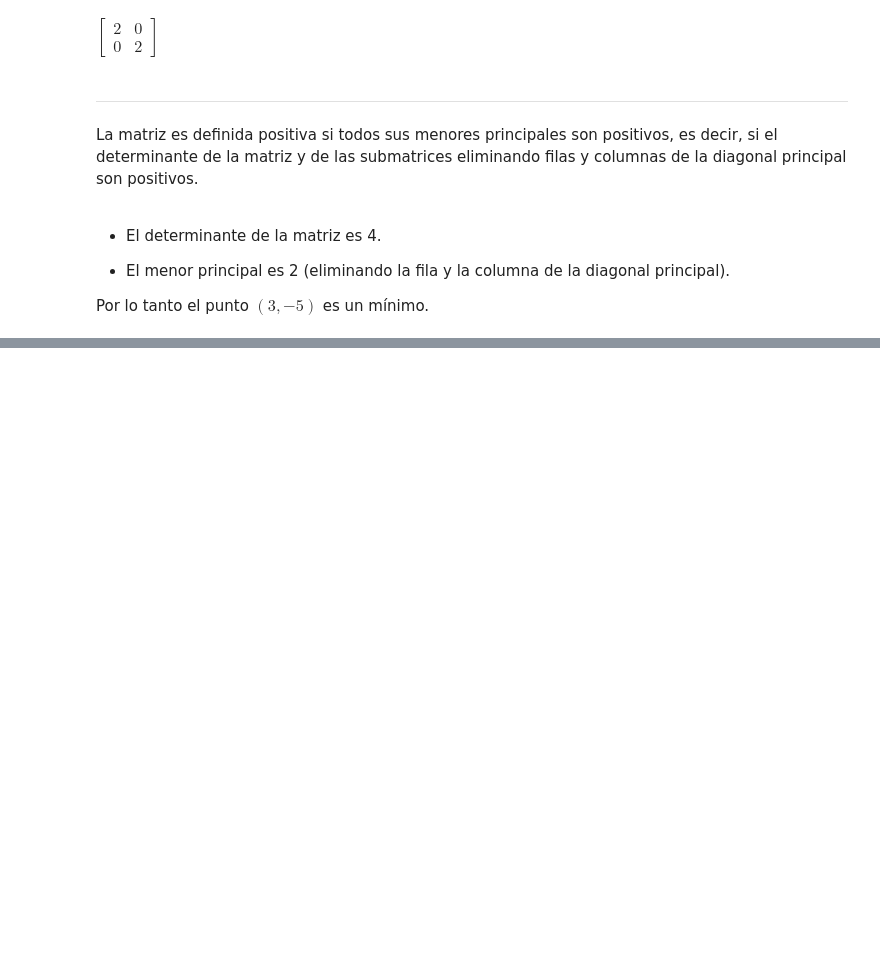
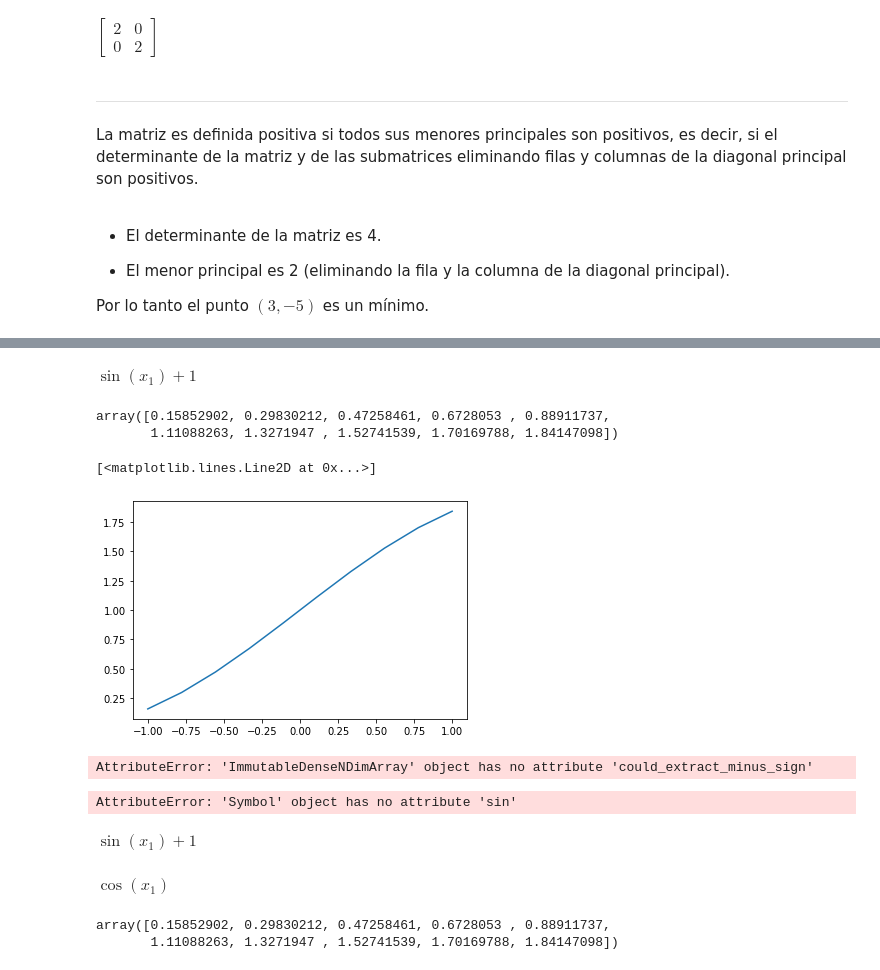
Before and after one commit to DanielFloresGarcia/SimMat2021P, a Jupyter notebook: Optimización/Funciones escalares.ipynb, the cells around one changed output, grey strips where cells are left out. Saved outputs shown, nothing was run; the diff lists cells and outputs as text; code cells hidden in the pictures; blank space fills up the shorter version.

```diff
--- a/Optimización/Funciones escalares.ipynb
+++ b/Optimización/Funciones escalares.ipynb
@@ -592,0 +599,17 @@ Por lo tanto el punto $(3,-5)$ es un mínimo.
+# %%
+def f1(x):
+    return sym.sin(x)+1
+def f2(x):
+    return np.sin(x)+1
+# %%
+sym.var('x1')
+x2=np.linspace(-1,1,10)
+# %%
+f1(x1)
+# %% [output]
+$\displaystyle \sin{\left(x_{1} \right)} + 1$
+# %%
+f2(x2)
+# %% [output]
+array([0.15852902, 0.29830212, 0.47258461, 0.6728053 , 0.88911737,
+       1.11088263, 1.3271947 , 1.52741539, 1.70169788, 1.84147098])
@@ -592,0 +618,30 @@ Por lo tanto el punto $(3,-5)$ es un mínimo.
+# %%
+plt.plot(x2,f2(x2))
+# %% [output]
+[<matplotlib.lines.Line2D at 0x...>]
+[figure, added]
+# %%
+# error
+f1(x2)
+# %% [output]
+AttributeError: 'ImmutableDenseNDimArray' object has no attribute 'could_extract_minus_sign'
+# %%
+# error
+f2(x1)
+# %% [output]
+AttributeError: 'Symbol' object has no attribute 'sin'
+# %%
+f=sym.sin(x1)+1
+f
+# %% [output]
+$\displaystyle \sin{\left(x_{1} \right)} + 1$
+# %%
+sym.diff(f,x1)
+# %% [output]
+$\displaystyle \cos{\left(x_{1} \right)}$
+# %%
+fnum=sym.lambdify(x1,f,'numpy')
+fnum(x2)
+# %% [output]
+array([0.15852902, 0.29830212, 0.47258461, 0.6728053 , 0.88911737,
+       1.11088263, 1.3271947 , 1.52741539, 1.70169788, 1.84147098])
```
Also changed, not shown: parts of 4 cells of this notebook, 2 other files.
